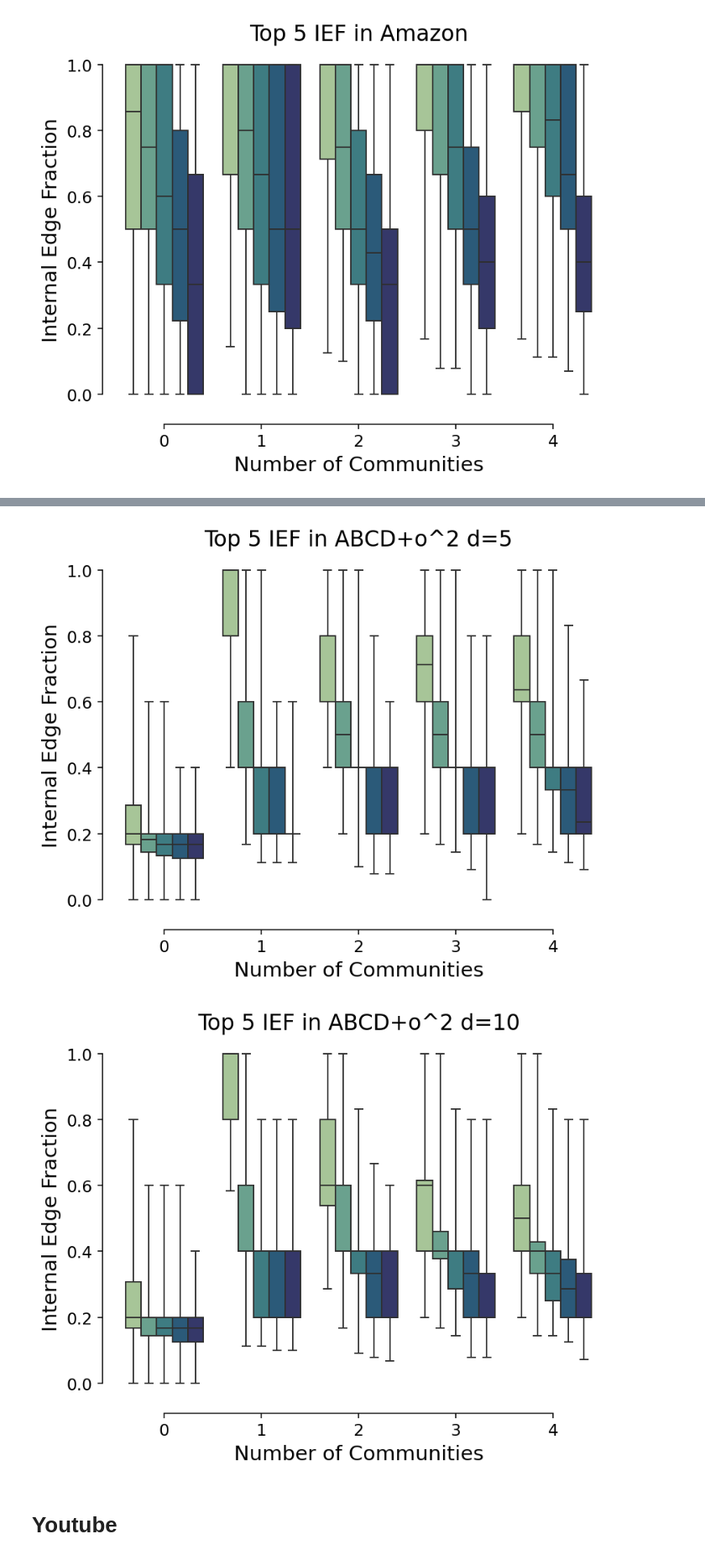
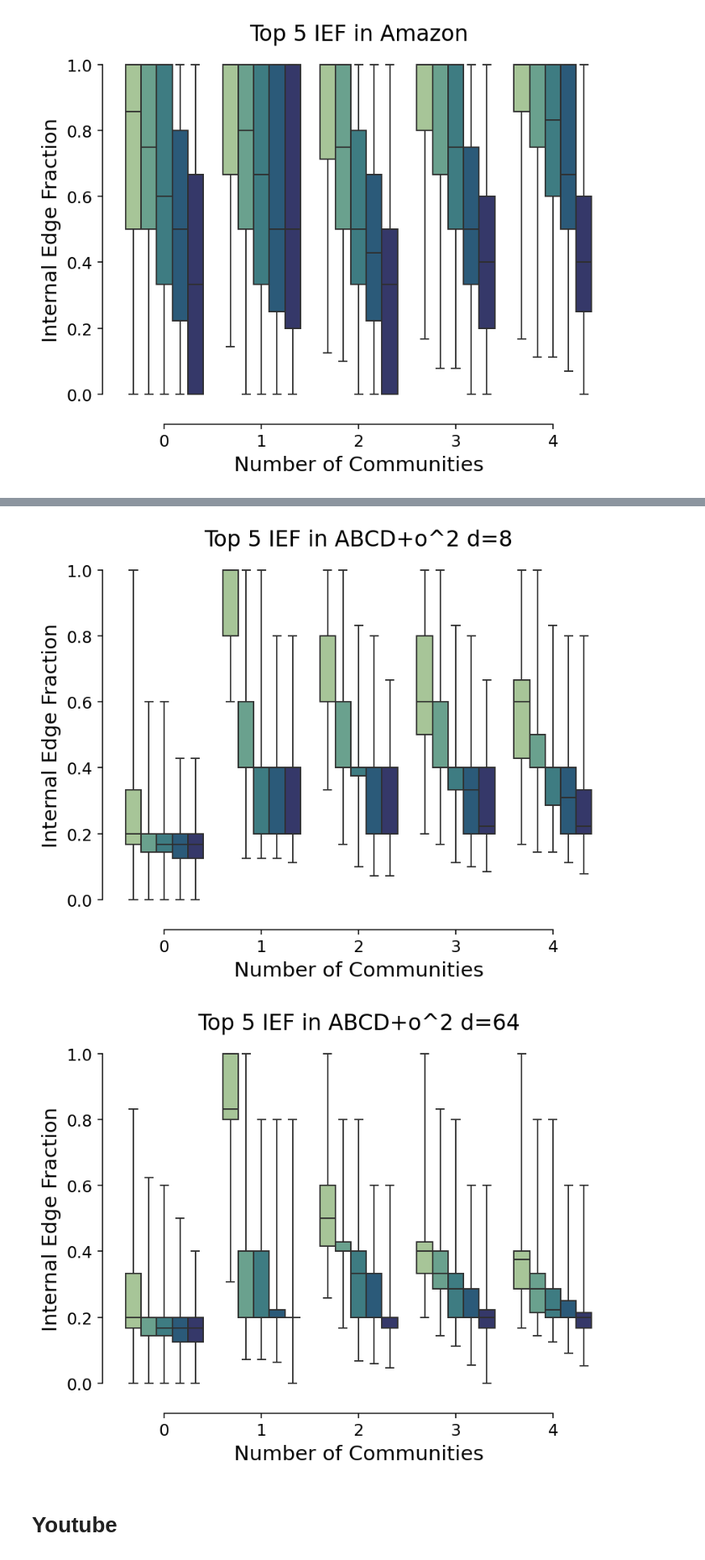
Before and after one commit to ftheberge/ABCDoo_Experiments, a Jupyter notebook: GraphProperties/IEF.ipynb, the cells around one changed output, grey strips where cells are left out. Shown at 84% size. Cells and saved outputs as stored; diff of their text form; code cells hidden in the pictures.

```diff
--- a/GraphProperties/IEF.ipynb
+++ b/GraphProperties/IEF.ipynb
@@ -154,7 +154,7 @@ fig.set_dpi(140)
 # %%
 k = 5
-name = "ABCD+o^2 D=5"
-g, _ = load_abcdoo("data/abcdoo_amazon_d5_edge.dat", "data/abcdoo_amazon_d5_com.dat")
+name = "ABCD+o^2 d=8"
+g, _ = load_abcdoo("data/abcdoo_amazon_d8_edge.dat", "data/abcdoo_amazon_d8_com.dat")
 iefs = get_top_k_iefs(g, k)
 
 sns.boxplot(x="N Comms", y="IEF",
@@ -171,28 +171,28 @@ plt.tick_params(labelsize=12)
 fig = plt.gcf()
 fig.set_dpi(140)
 # %% [output]
-[figure, old version]
+[figure, new version]
 # %%
 k = 5
-name = "ABCD+o^2 D=10"
-g, _ = load_abcdoo("data/abcdoo_amazon_d10_edge.dat", "data/abcdoo_amazon_d10_com.dat")
+name = "ABCD+o^2 d=64"
+g, _ = load_abcdoo("data/abcdoo_amazon_d64_edge.dat", "data/abcdoo_amazon_d64_com.dat")
 iefs = get_top_k_iefs(g, k)
 
 sns.boxplot(x="N Comms", y="IEF",
             hue="IEF Rank", palette="crest",
             data=iefs[iefs["N Comms"] < k],
             whis=(0, 100),
             legend=False
             )
 sns.despine(offset=10, trim=True)
 plt.title(f"Top {k} IEF in {name}", fontsize=16)
 plt.xlabel("Number of Communities", fontsize=15)
 plt.ylabel("Internal Edge Fraction", fontsize=15)
 plt.tick_params(labelsize=12)
 fig = plt.gcf()
 fig.set_dpi(140)
 # %% [output]
-[figure, old version]
+[figure, new version]
 # %% [markdown]
 # Youtube
 # %%
```
Also changed, not shown: parts of 7 cells of this notebook.
